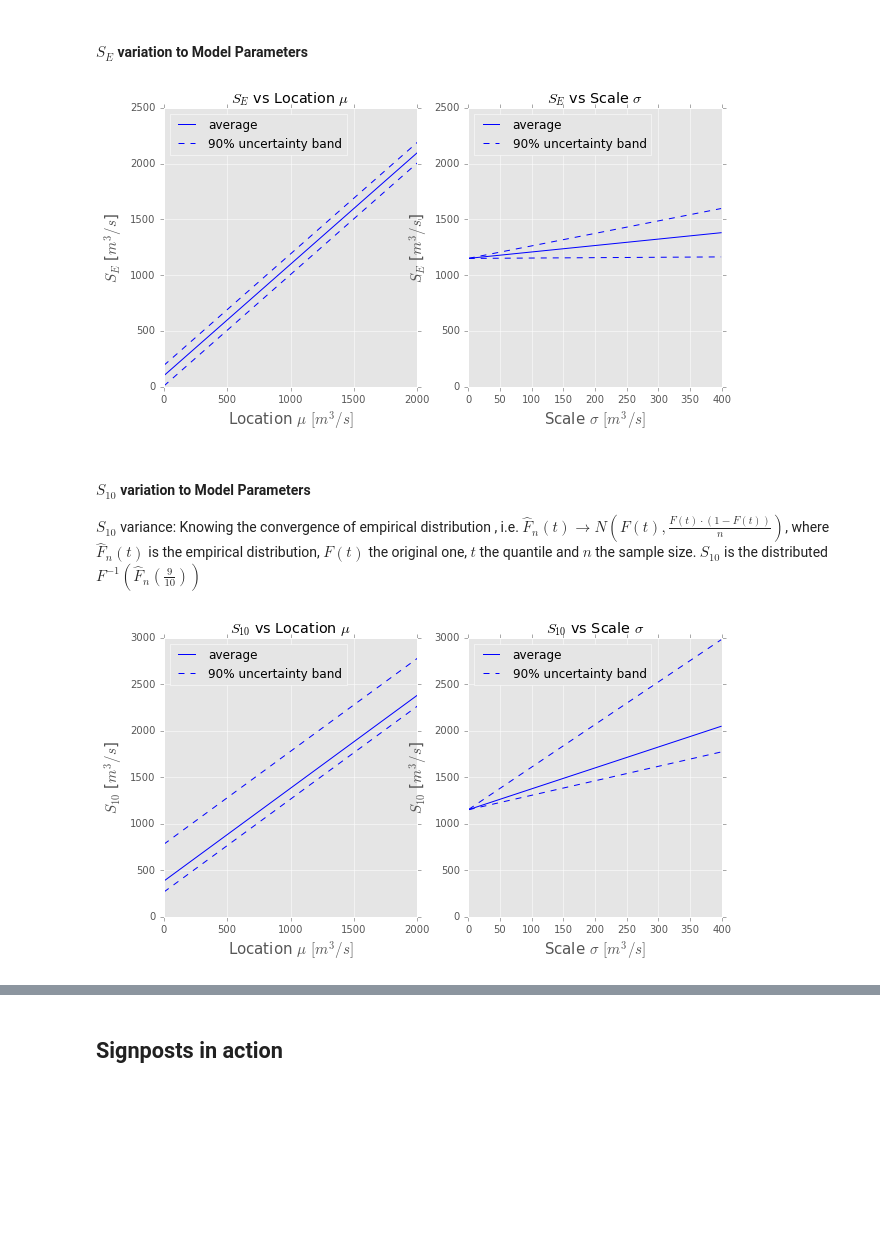
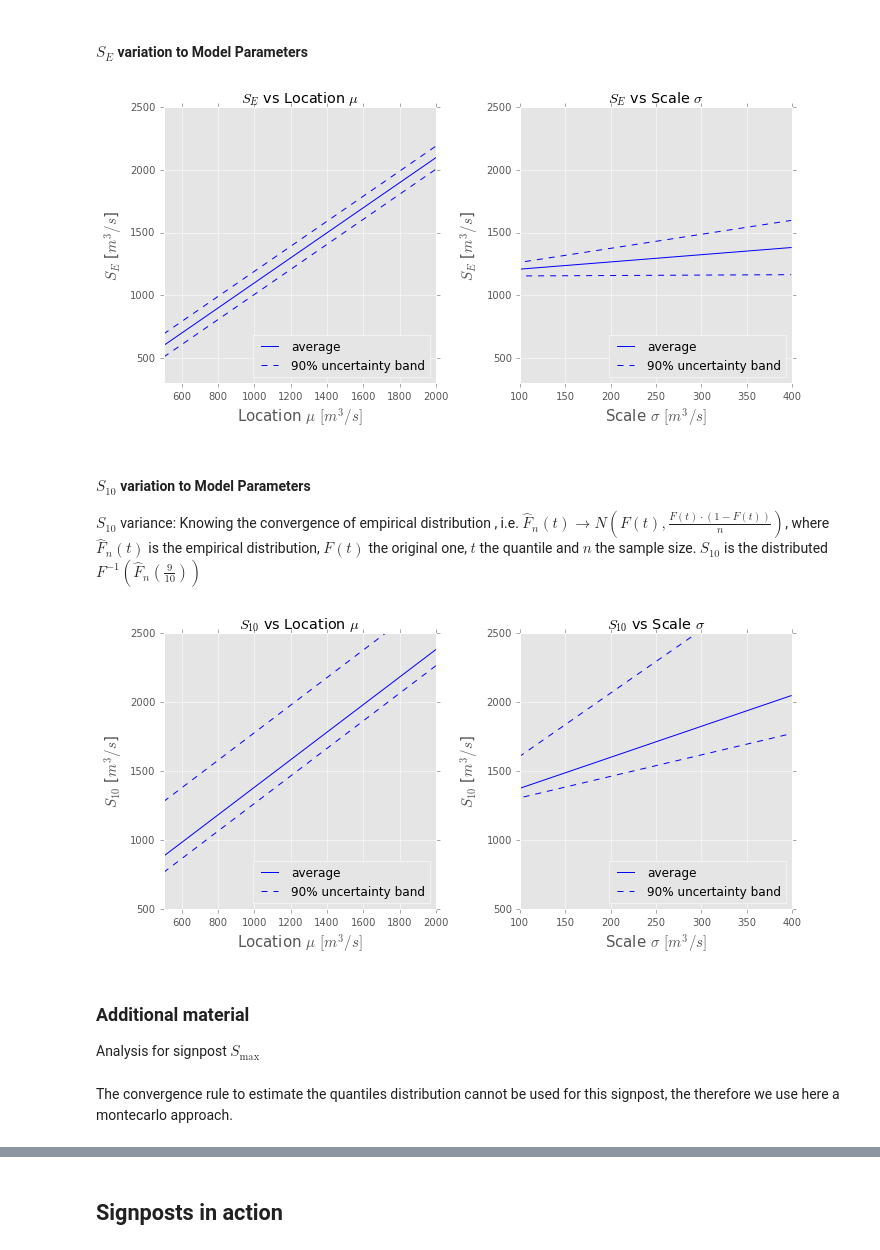
Before and after one commit to luciofaso/Monitoring_DAP, a Jupyter notebook: 1_Niger/Monitoring_Niger.ipynb, the cells around one changed output, grey strips where cells are left out. Cells and saved outputs as stored; diff of their text form; code cells hidden in the pictures; blank space fills up the shorter version.

Commit message:
Monitoring Niger cleaned, Smax included

```diff
--- a/1_Niger/Monitoring_Niger.ipynb
+++ b/1_Niger/Monitoring_Niger.ipynb
@@ -96,6 +106,7 @@ The GEV is a stochastic model whose model parameters are generally estimated fro
 # %% [markdown]
 Changed, over time, reaching $\mu_h=600$ $m^3/s$  and $\sigma_h=240$ $m^3/s$
 # %%
-sigma_all = arange(0,400)
+sigma_all = np.arange(0,400)
+mu_all = np.arange(q_flood,0,-1)
 # %% [markdown]
 Explore critical region for different values of $\mu$ and $\sigma$. Exploratory modeling, or stress test.
@@ -171,36 +191,42 @@ mu_expl=mu_all[::-1]
 model_expl_mu=model.freeze(loc=mu_expl,scale=sigma_hist)
 model_expl_sigma=model.freeze(loc=mu_hist,scale=sigma_all)
 # %%
-conf=1.64 # 1.15 = 75%  1.64: 90%
+
+confidence = .90
+conf = 1.64 # 1.15 = 75%  1.64: 90%
+
 # S_E vs mu
 S_E_mu_mean = model_expl_mu.mean()
 S_E_mu_var = model_expl_mu.var()/S_E.window
-S_E_mu_up=S_E_mu_mean + conf*sqrt(S_E_mu_var)
-S_E_mu_low=S_E_mu_mean - conf*sqrt(S_E_mu_var)
+S_E_mu_up=S_E_mu_mean + conf*np.sqrt(S_E_mu_var)
+S_E_mu_low=S_E_mu_mean - conf*np.sqrt(S_E_mu_var)
 
 
 #S_E vs sigma
 S_E_sigma_mean=model_expl_sigma.mean()
 S_E_sigma_var=model_expl_sigma.var()/S_E.window
-S_E_sigma_up=S_E_sigma_mean + conf*sqrt(S_E_sigma_var)
-S_E_sigma_low=S_E_sigma_mean - conf*sqrt(S_E_sigma_var)
+S_E_sigma_up=S_E_sigma_mean + conf*np.sqrt(S_E_sigma_var)
+S_E_sigma_low=S_E_sigma_mean - conf*np.sqrt(S_E_sigma_var)
 
 # Signpost confidence
-S_E.confidence_range_up=conf*sqrt(S_E_mu_var[sigma_hist-1])
-S_E.confidence_range_low=conf*sqrt(S_E_mu_var[sigma_hist-1])
+S_E.confidence_range_up=conf*np.sqrt(S_E_mu_var[sigma_hist-1])
+S_E.confidence_range_low=conf*np.sqrt(S_E_mu_var[sigma_hist-1])
 # %%
 f, (ax_mu, ax_sigma) = plt.subplots(1,2,sharey=True,figsize=(10,5))
 plt.figure(1)
 ax_mu=plt.subplot(121)
 signpost_analysis_plot (S_E,'Location $\mu$',mu_expl,S_E_mu_mean,S_E_mu_up,S_E_mu_low)
+plt.xlim(500)
+plt.ylim((300,2500))
 ax_sigma=plt.subplot(122)
+plt.xlim([100,400])
 ylim = ax_mu.get_ylim()
 ax_sigma.set_ylim(ylim)
 signpost_analysis_plot (S_E,'Scale $\sigma$',sigma_all,S_E_sigma_mean,S_E_sigma_up,S_E_sigma_low)
-#plt.savefig("../Figures/S_E.pdf")
-plt.show()
+f.tight_layout()
+plt.savefig("../Figures/Niger/S_E.pdf")
 # %% [output]
-[figure, old version]
+[figure, new version]
 # %% [markdown]
 #### $S_{10}$ variation to Model Parameters
 $S_{10}$ variance: Knowing the convergence of empirical distribution , i.e. $\hat{F}_n(t)  \rightarrow N \left(F(t), \frac{F(t)\cdot (1-F(t))}{n}\right)$, where $\hat{F}_n(t)$ is the empirical distribution, $F(t)$ the original one, $t$ the quantile and $n$ the sample size. $S_{10}$ is the distributed $F^{-1}\left(\hat{F}_n\left(\frac{9}{10}\right)\right)$
@@ -226,14 +250,22 @@ S_10.confidence_range_up=S_10_mu_up[sigma_hist-1]-S_10_mu_mean[sigma_hist-1]
 S_10.confidence_range_low=-S_10_mu_low[sigma_hist-1]+S_10_mu_mean[sigma_hist-1]
 # %%
 #plot
-f, (ax_mu, ax_sigma) = plt.subplots(1,2,sharey=True,figsize=(10,5))
-ax_mu=plt.subplot(121)
+f,  (ax_muax_mu,  ax_sigmaax_sigma) = plt.subplots(1,2,sharey=True,figsize=(10,5))
+ax_mu = plt.subplot(121)
 signpost_analysis_plot (S_10,'Location $\mu$',mu_expl,S_10_mu_mean,S_10_mu_up,S_10_mu_low)
-ax_sigma=plt.subplot(122)
+plt.xlim(500)
+plt.ylim((500,2500))
+ax_sigma = plt.subplot(122)
+plt.xlim([100,400])
 ylim = ax_mu.get_ylim()
 ax_sigma.set_ylim(ylim)
 signpost_analysis_plot (S_10,'Scale $\sigma$',sigma_all,S_10_sigma_mean,S_10_sigma_up,S_10_sigma_low)
+f.tight_layout()
 #plt.savefig("../Figures/S_10.pdf")
-plt.show()
 # %% [output]
-[figure, old version]
+[figure, new version]
+# %% [markdown]
+### Additional material
+Analysis for signpost $S_\max$
+# %% [markdown]
+The convergence rule to estimate the quantiles distribution cannot be used for this signpost, the therefore we use here a montecarlo approach.
```
Also changed, not shown: parts of 41 cells of this notebook, 2 other files.
